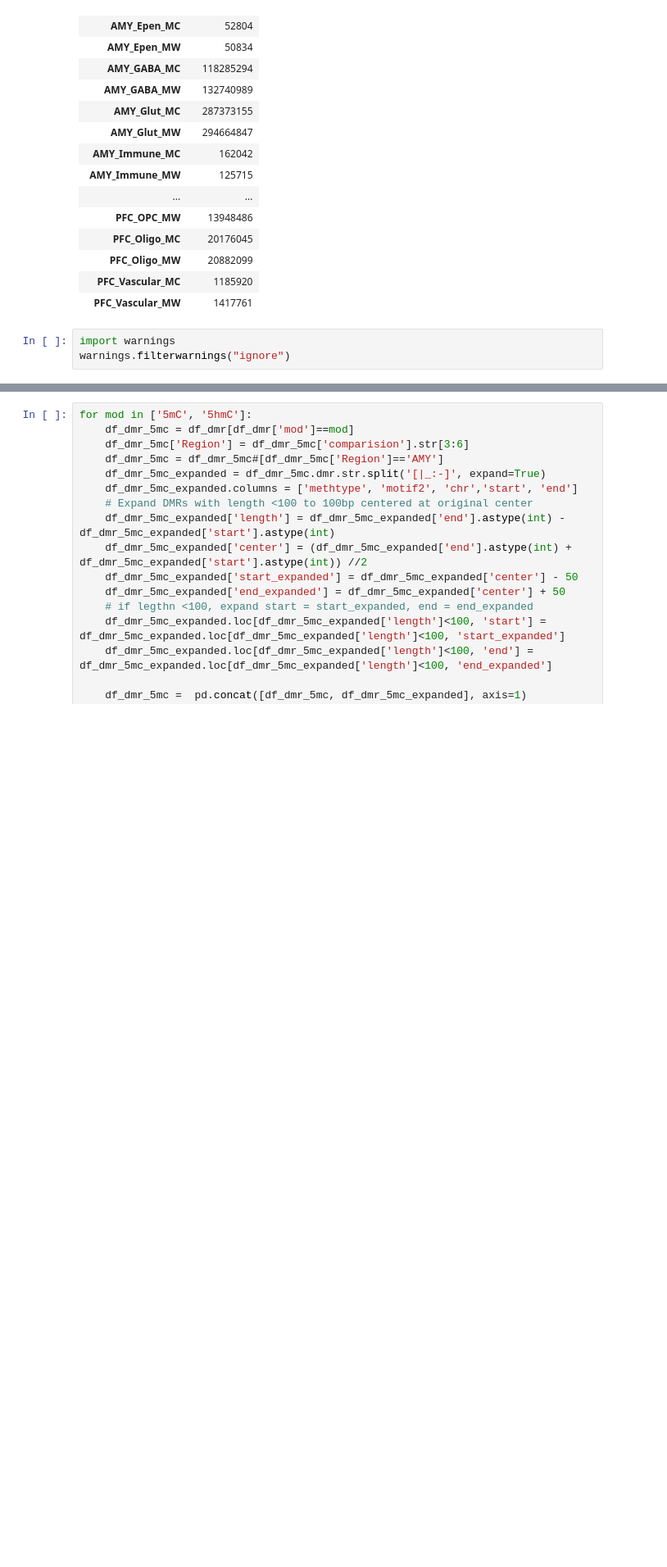
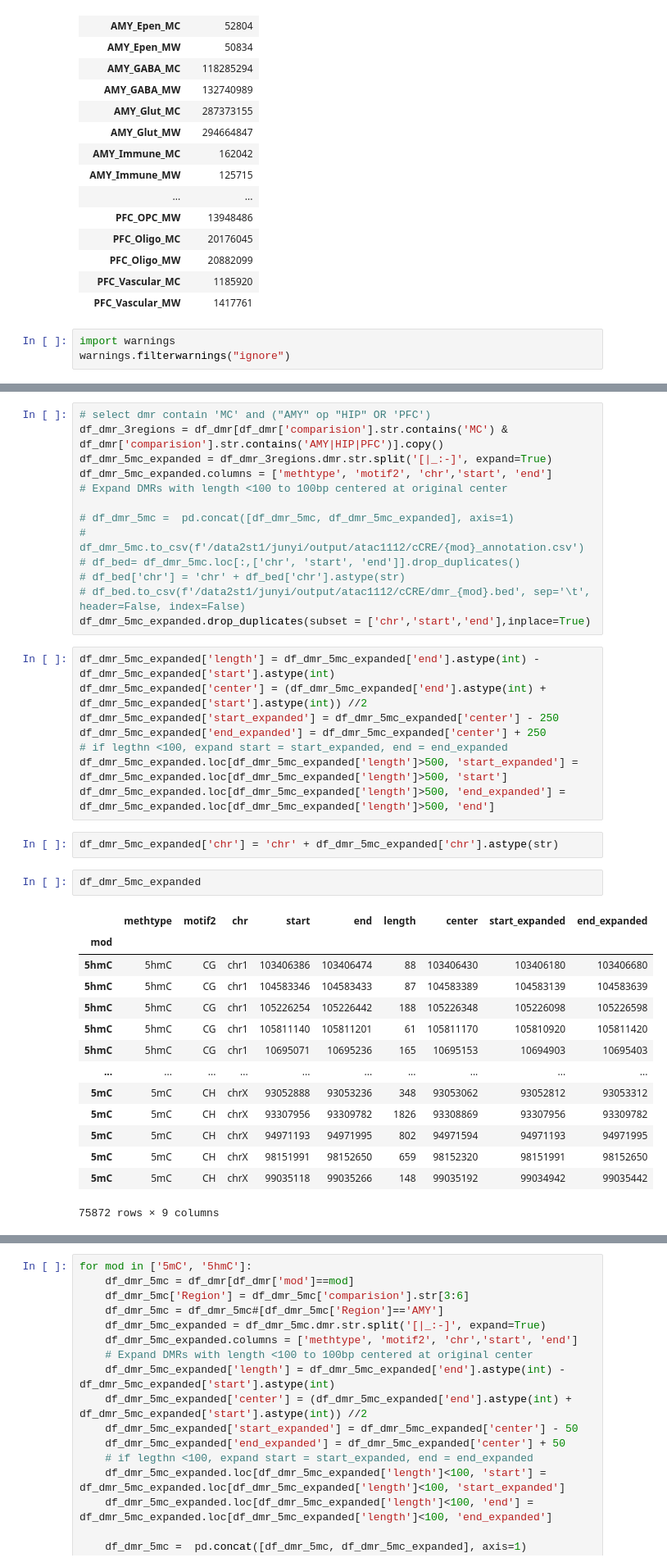
Before and after one commit to juychen/scmmd, a Jupyter notebook: 19dmrprocessing.ipynb, the cells around one changed output, grey strips where cells are left out. Shown at 82% size. Cells and saved outputs as stored; diff of their text form; blank space fills up the shorter version.

```diff
--- a/19dmrprocessing.ipynb
+++ b/19dmrprocessing.ipynb
@@ -70,0 +86,40 @@ df_dmr
+# %%
+# select dmr contain 'MC' and ("AMY" op "HIP" OR 'PFC')
+df_dmr_3regions = df_dmr[df_dmr['comparision'].str.contains('MC') & df_dmr['comparision'].str.contains('AMY|HIP|PFC')].copy()
+df_dmr_5mc_expanded = df_dmr_3regions.dmr.str.split('[|_:-]', expand=True)
+df_dmr_5mc_expanded.columns = ['methtype', 'motif2', 'chr','start', 'end']
+# Expand DMRs with length <100 to 100bp centered at original center
+
+# df_dmr_5mc =  pd.concat([df_dmr_5mc, df_dmr_5mc_expanded], axis=1)
+# df_dmr_5mc.to_csv(f'/data2st1/junyi/output/atac1112/cCRE/{mod}_annotation.csv')
+# df_bed= df_dmr_5mc.loc[:,['chr', 'start', 'end']].drop_duplicates()
+# df_bed['chr'] = 'chr' + df_bed['chr'].astype(str)
+# df_bed.to_csv(f'/data2st1/junyi/output/atac1112/cCRE/dmr_{mod}.bed', sep='\t', header=False, index=False)
+df_dmr_5mc_expanded.drop_duplicates(subset = ['chr','start','end'],inplace=True)
+# %%
+df_dmr_5mc_expanded['length'] = df_dmr_5mc_expanded['end'].astype(int) - df_dmr_5mc_expanded['start'].astype(int)
+df_dmr_5mc_expanded['center'] = (df_dmr_5mc_expanded['end'].astype(int) + df_dmr_5mc_expanded['start'].astype(int)) //2
+df_dmr_5mc_expanded['start_expanded'] = df_dmr_5mc_expanded['center'] - 250
+df_dmr_5mc_expanded['end_expanded'] = df_dmr_5mc_expanded['center'] + 250
+# if legthn <100, expand start = start_expanded, end = end_expanded
+df_dmr_5mc_expanded.loc[df_dmr_5mc_expanded['length']>500, 'start_expanded'] = df_dmr_5mc_expanded.loc[df_dmr_5mc_expanded['length']>500, 'start']
+df_dmr_5mc_expanded.loc[df_dmr_5mc_expanded['length']>500, 'end_expanded'] = df_dmr_5mc_expanded.loc[df_dmr_5mc_expanded['length']>500, 'end']
+# %%
+df_dmr_5mc_expanded['chr'] = 'chr' + df_dmr_5mc_expanded['chr'].astype(str)
+# %%
+df_dmr_5mc_expanded
+# %% [output]
+|  | methtype | motif2 | chr | start | end | length | center | start_expanded | end_expanded |
+| mod |  |  |  |  |  |  |  |  |  |
+| 5hmC | 5hmC | CG | chr1 | 103406386 | 103406474 | 88 | 103406430 | 103406180 | 103406680 |
+| 5hmC | 5hmC | CG | chr1 | 104583346 | 104583433 | 87 | 104583389 | 104583139 | 104583639 |
+| 5hmC | 5hmC | CG | chr1 | 105226254 | 105226442 | 188 | 105226348 | 105226098 | 105226598 |
+| 5hmC | 5hmC | CG | chr1 | 105811140 | 105811201 | 61 | 105811170 | 105810920 | 105811420 |
+| 5hmC | 5hmC | CG | chr1 | 10695071 | 10695236 | 165 | 10695153 | 10694903 | 10695403 |
+| ... | ... | ... | ... | ... | ... | ... | ... | ... | ... |
+| 5mC | 5mC | CH | chrX | 93052888 | 93053236 | 348 | 93053062 | 93052812 | 93053312 |
+| 5mC | 5mC | CH | chrX | 93307956 | 93309782 | 1826 | 93308869 | 93307956 | 93309782 |
+| 5mC | 5mC | CH | chrX | 94971193 | 94971995 | 802 | 94971594 | 94971193 | 94971995 |
+| 5mC | 5mC | CH | chrX | 98151991 | 98152650 | 659 | 98152320 | 98151991 | 98152650 |
+| 5mC | 5mC | CH | chrX | 99035118 | 99035266 | 148 | 99035192 | 99034942 | 99035442 |
+75872 rows × 9 columns
```
Also changed, not shown: parts of 5 cells of this notebook, 2 other files.
